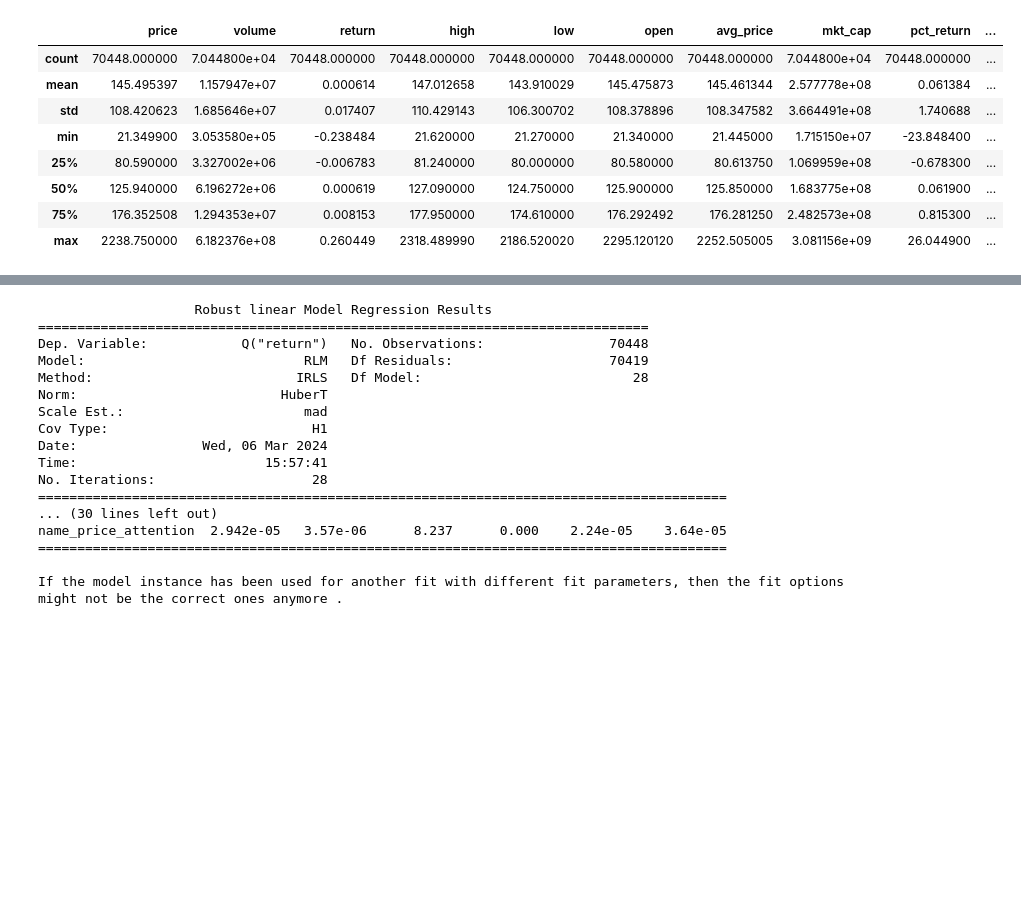
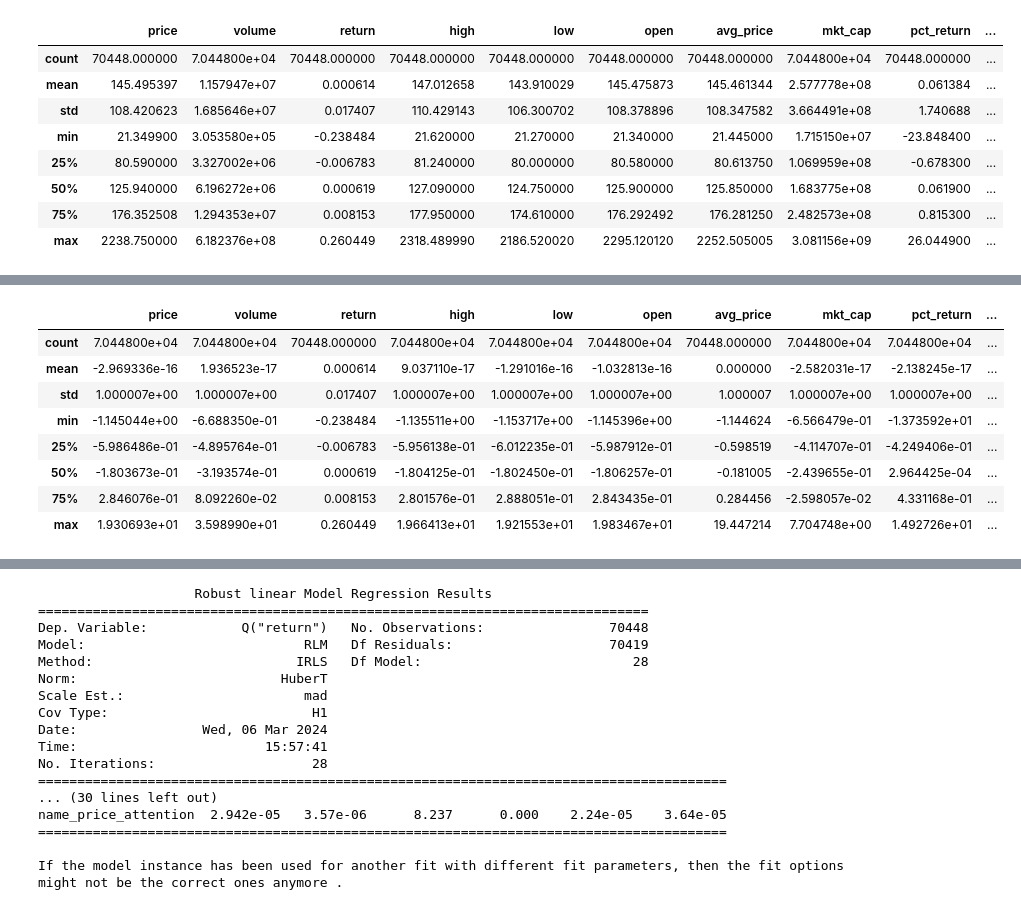
Before and after one commit to senaruetschlin/Investor_Attention, a Jupyter notebook: Robust_regression_file_alex_scaled_clean.ipynb, the cells around one changed output, grey strips where cells are left out. Saved outputs shown, nothing was run; the diff lists cells and outputs as text; code cells hidden in the pictures; blank space fills up the shorter version.

```diff
--- a/Robust_regression_file_alex_scaled_clean.ipynb
+++ b/Robust_regression_file_alex_scaled_clean.ipynb
@@ -30,3 +30,7 @@ df.head()
 | 2 | 2014-01-06 | MSFT | 36.13 | 43111355.0 | -0.021133 | 36.89 | 36.11 | 36.850 | 36.50 | 299879000.0 | ... |
 | 3 | 2014-01-07 | MSFT | 36.41 | 35478667.0 | 0.007750 | 36.49 | 36.21 | 36.325 | 36.35 | 302203000.0 | ... |
 | 4 | 2014-01-08 | MSFT | 35.76 | 59452427.0 | -0.017852 | 36.14 | 35.58 | 36.000 | 35.86 | 296808000.0 | ... |
+# %%
+df_scaled= pd.read_csv("stocks_log_norm_scaled.csv", index_col=0)
+df_scaled = df_scaled.drop(['permno'], axis=1)
+df_scaled.head()
@@ -33,6 +44,7 @@ df.head()
 # %%
 # create summary statistics
-
+# rename volatilitity to daily_volatility
+df_scaled = df_scaled.rename(columns={"volatility": "daily_volatility"})
 
 df.describe()
 # %% [output]
@@ -47,0 +82,12 @@ df.describe()
+# %%
+df_scaled.describe()
+# %% [output]
+|  | price | volume | return | high | low | open | avg_price | mkt_cap | pct_return | ... |
+| count | 7.044800e+04 | 7.044800e+04 | 70448.000000 | 7.044800e+04 | 7.044800e+04 | 7.044800e+04 | 70448.000000 | 7.044800e+04 | 7.044800e+04 | ... |
+| mean | -2.969336e-16 | 1.936523e-17 | 0.000614 | 9.037110e-17 | -1.291016e-16 | -1.032813e-16 | 0.000000 | -2.582031e-17 | -2.138245e-17 | ... |
+| std | 1.000007e+00 | 1.000007e+00 | 0.017407 | 1.000007e+00 | 1.000007e+00 | 1.000007e+00 | 1.000007 | 1.000007e+00 | 1.000007e+00 | ... |
+| min | -1.145044e+00 | -6.688350e-01 | -0.238484 | -1.135511e+00 | -1.153717e+00 | -1.145396e+00 | -1.144624 | -6.566479e-01 | -1.373592e+01 | ... |
+| 25% | -5.986486e-01 | -4.895764e-01 | -0.006783 | -5.956138e-01 | -6.012235e-01 | -5.987912e-01 | -0.598519 | -4.114707e-01 | -4.249406e-01 | ... |
+| 50% | -1.803673e-01 | -3.193574e-01 | 0.000619 | -1.804125e-01 | -1.802450e-01 | -1.806257e-01 | -0.181005 | -2.439655e-01 | 2.964425e-04 | ... |
+| 75% | 2.846076e-01 | 8.092260e-02 | 0.008153 | 2.801576e-01 | 2.888051e-01 | 2.843435e-01 | 0.284456 | -2.598057e-02 | 4.331168e-01 | ... |
+| max | 1.930693e+01 | 3.598990e+01 | 0.260449 | 1.966413e+01 | 1.921553e+01 | 1.983467e+01 | 19.447214 | 7.704748e+00 | 1.492726e+01 | ... |
```
Also changed, not shown: parts of 3 cells of this notebook.
